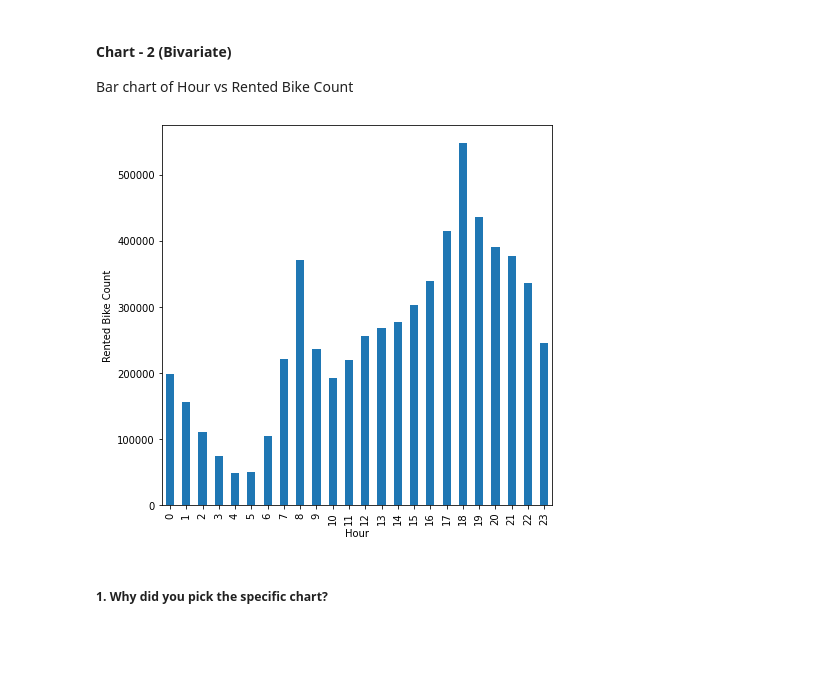
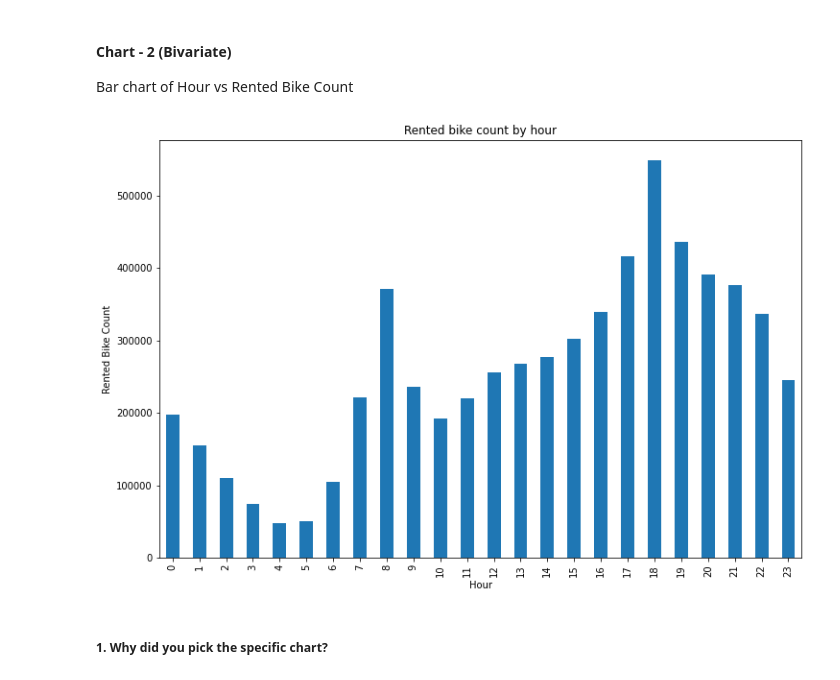
Before and after one commit to Sharath670/Linear-Regression-Capstone-Proj-2-, a Jupyter notebook: Capstone_Project_2(Linear_Regression).ipynb, the cells around one changed output. Cells and saved outputs as stored; diff of their text form; code cells hidden in the pictures; blank space fills up the shorter version.

```diff
--- a/Capstone_Project_2(Linear_Regression).ipynb
+++ b/Capstone_Project_2(Linear_Regression).ipynb
@@ -440,12 +497,13 @@ Through this insight, the business should make sure that there are atleast 250 b
 Bar chart of Hour vs Rented Bike Count
 # %%
 # Chart - 2 visualization code
-plt.figure(figsize=(7, 7))
+plt.figure(figsize=(12, 8))
 df.groupby('Hour')['Rented Bike Count'].sum().plot.bar()
 plt.ylabel("Rented Bike Count")
+plt.title('Rented bike count by hour')
 plt.show()
 # %% [output]
-[figure, old version]
+[figure, new version]
 # %% [markdown]
 ##### 1. Why did you pick the specific chart?
 # %% [markdown]
```
Also changed, not shown: parts of 71 cells of this notebook.
